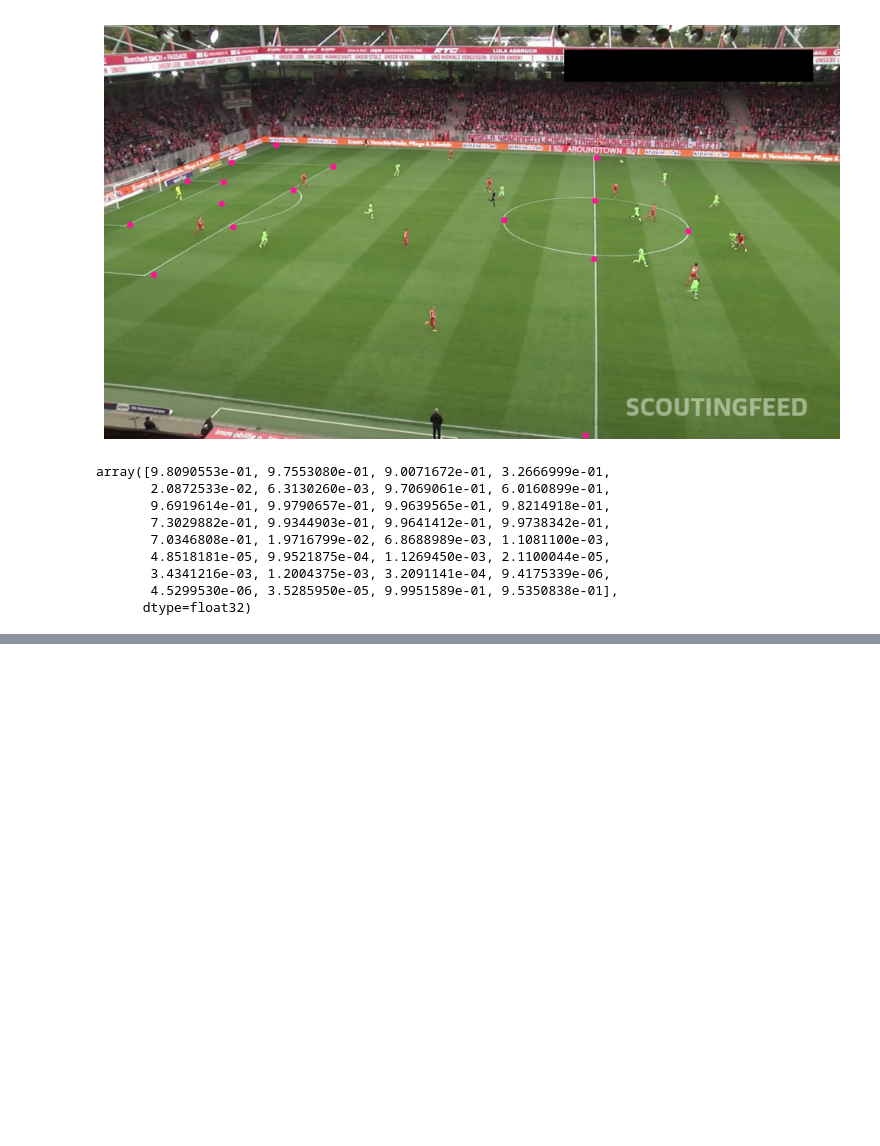
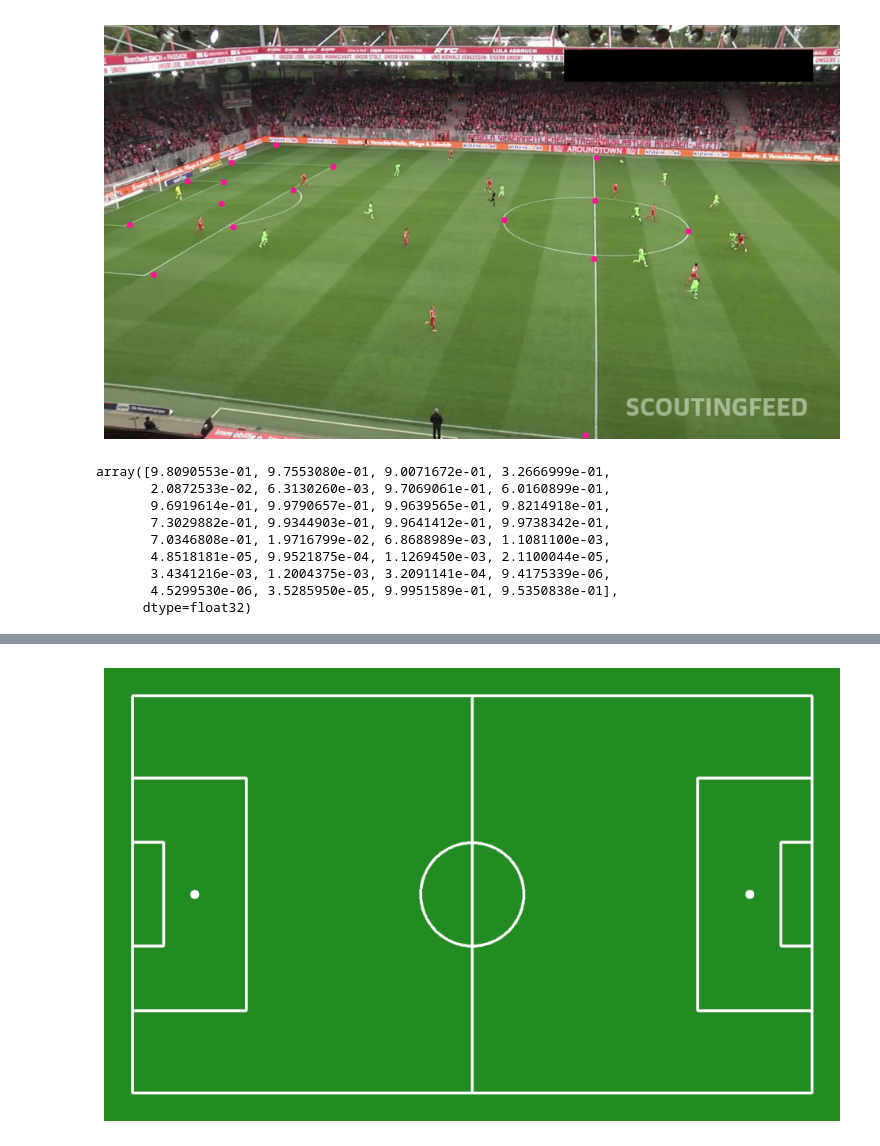
Before and after one commit to DGT-INT/soccer_video_to_data, a Jupyter notebook: 04 Code/soccer_computer_vision.ipynb, the cells around one changed output, grey strips where cells are left out. Drawn from its saved outputs; the diff is of its cells as text; code cells hidden in the pictures; blank space fills up the shorter version.

```diff
--- a/04 Code/soccer_computer_vision.ipynb
+++ b/04 Code/soccer_computer_vision.ipynb
@@ -355,0 +358,4 @@ array([9.8090553e-01, 9.7553080e-01, 9.0071672e-01, 3.2666999e-01,
+# %%
+from sports.configs.soccer import SoccerPitchConfiguration
+
+CONFIG = SoccerPitchConfiguration()
@@ -355,0 +402,8 @@ array([9.8090553e-01, 9.7553080e-01, 9.0071672e-01, 3.2666999e-01,
+# %%
+from sports.annotators.soccer import draw_pitch
+
+annotated_frame = draw_pitch(CONFIG)
+
+sv.plot_image(annotated_frame)
+# %% [output]
+[figure, added]
```
Also changed, not shown: parts of 5 cells of this notebook.
